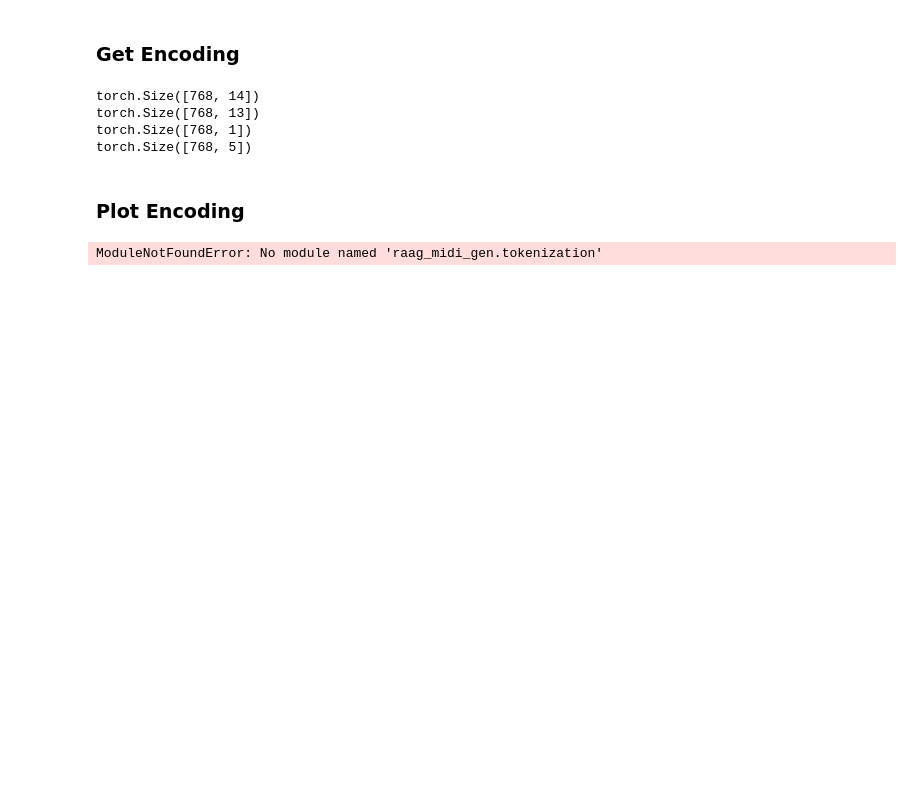
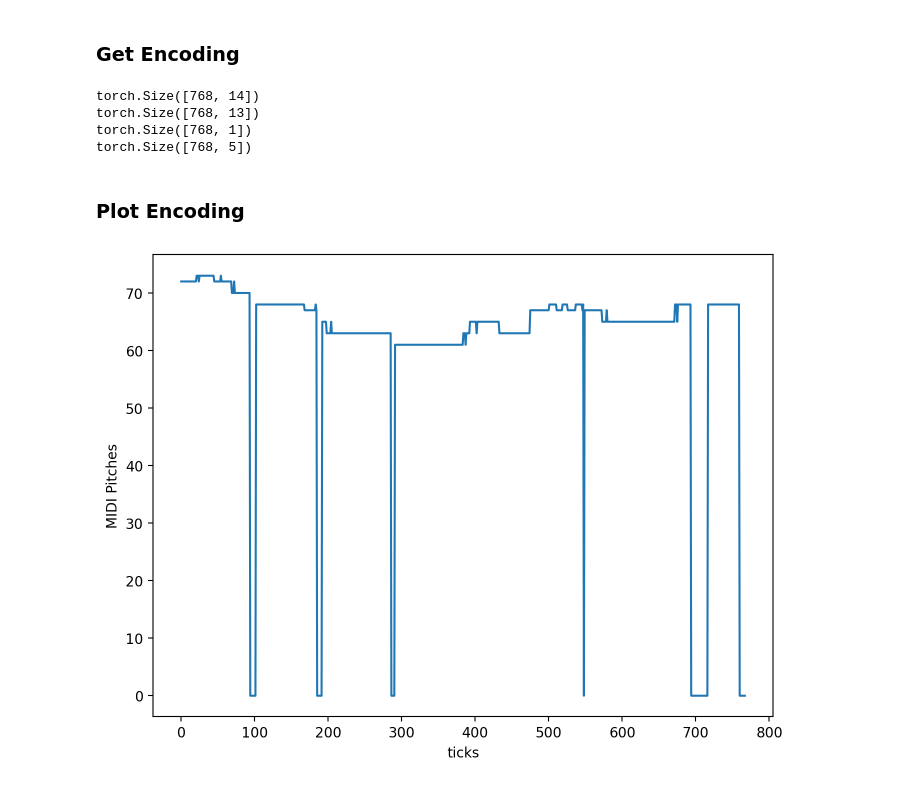
Before and after one commit to RishabhMalviya/raag-midi-gen, a Jupyter notebook: notebooks/tokenization/Inputs.ipynb, the cells around one changed output. Cells and saved outputs as stored; diff of their text form; code cells hidden in the pictures; blank space fills up the shorter version.

```diff
--- a/experiments/notebooks/Inputs.ipynb
+++ b/notebooks/tokenization/Inputs.ipynb
@@ -107,16 +107,16 @@ torch.Size([768, 5])
 # %% [markdown]
 ### Plot Encoding
 # %%
-from raag_midi_gen.tokenization.decoding import _get_midi_pitches
+from raag_midi_gen.tokenizer.decoding import _get_midi_pitches
 
 midi_pitches = _get_midi_pitches(target_encoding['pitch'], target_encoding['octave'])
 
 plt.figure(figsize=(8, 6))
 sns.lineplot(midi_pitches)
 plt.xlabel('ticks')
-plt.ylabel(key)
+plt.ylabel('MIDI Pitches')
 plt.show()
 # %% [output]
-ModuleNotFoundError: No module named 'raag_midi_gen.tokenization'
+[figure, added]
 # %%
 muspy.show_pianoroll(original_midi)
```
Also changed, not shown: parts of 2 cells of this notebook, 27 other files.
